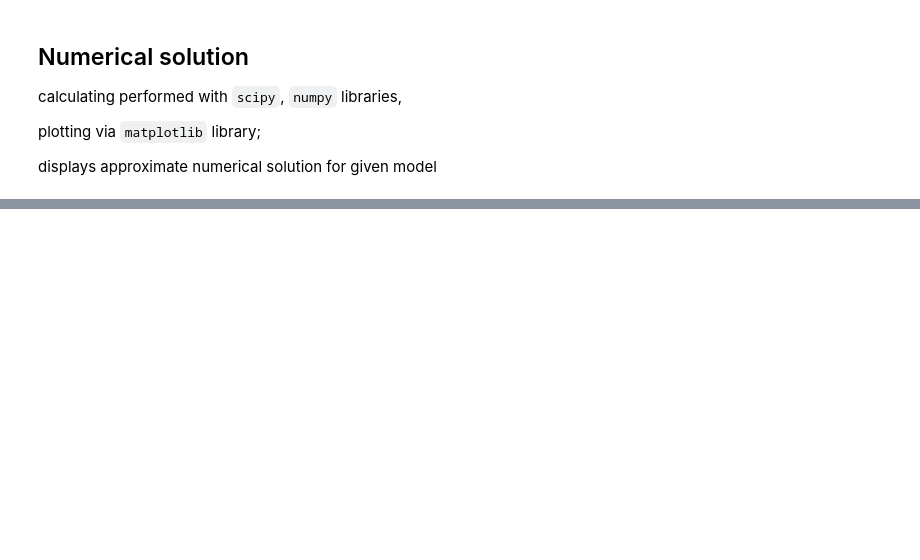
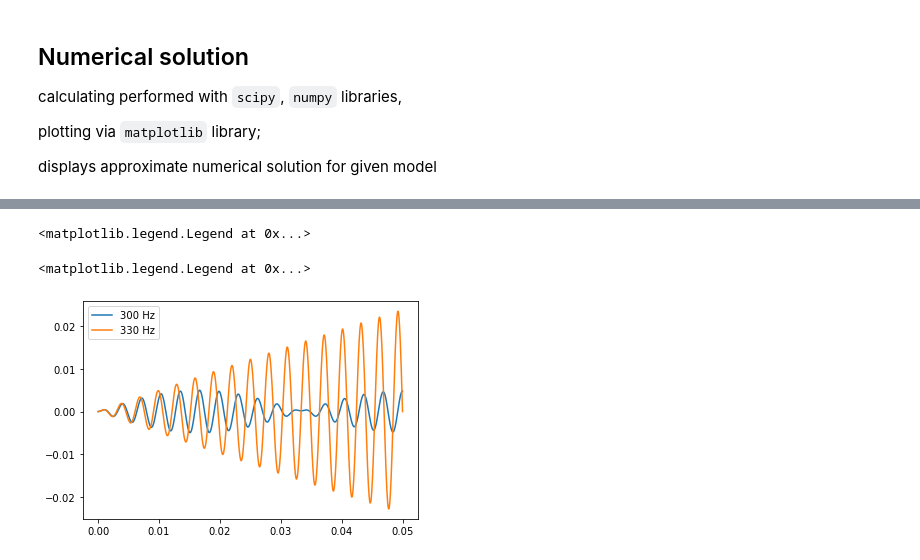
Before and after one commit to patztablook22/IYPT-Guitar-String, a Jupyter notebook: solutions.ipynb, the cells around one changed output, grey strips where cells are left out. Drawn from its saved outputs; the diff is of its cells as text; code cells hidden in the pictures; blank space fills up the shorter version.

```diff
--- a/solutions.ipynb
+++ b/solutions.ipynb
@@ -121,0 +161,26 @@ sol = numerical(
+# %%
+display(numerical(
+    beta     = 1. * 10**-3,
+    omega_0  = 330 * 2 * pi,
+    gamma    = .25 * 10**4,
+    m        = 1.,
+    F        = lambda t: F_m * sin((300*2*pi) * t + phi),
+    sampling = 100,
+    duration = .05,
+    label    = '300 Hz'
+))
+
+display(numerical(
+    beta     = 1. * 10**-3,
+    omega_0  = 330 * 2 * pi,
+    gamma    = .25 * 10**4,
+    m        = 1.,
+    F        = lambda t: F_m * sin((330*2*pi) * t + phi),
+    sampling = 100,
+    duration = .05,
+    label    = '330 Hz'
+))
+# %% [output]
+<matplotlib.legend.Legend at 0x...>
+<matplotlib.legend.Legend at 0x...>
+[figure, added]
```
Also changed, not shown: parts of 4 cells of this notebook.
